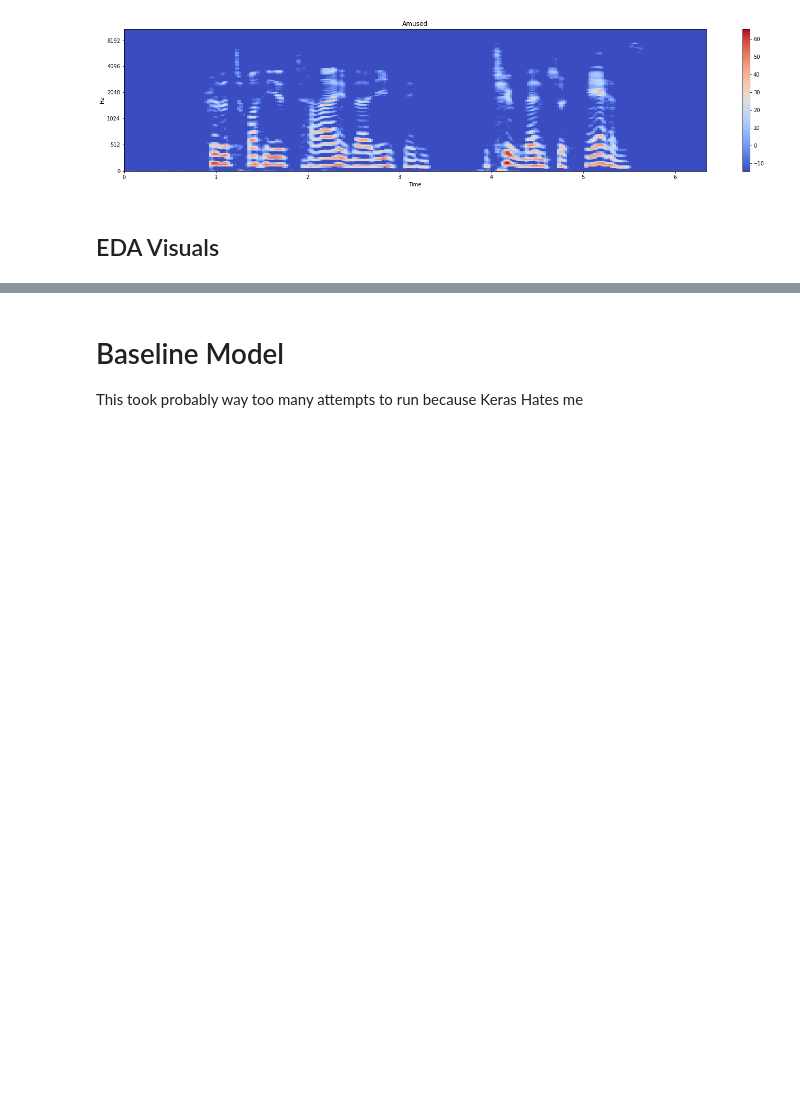
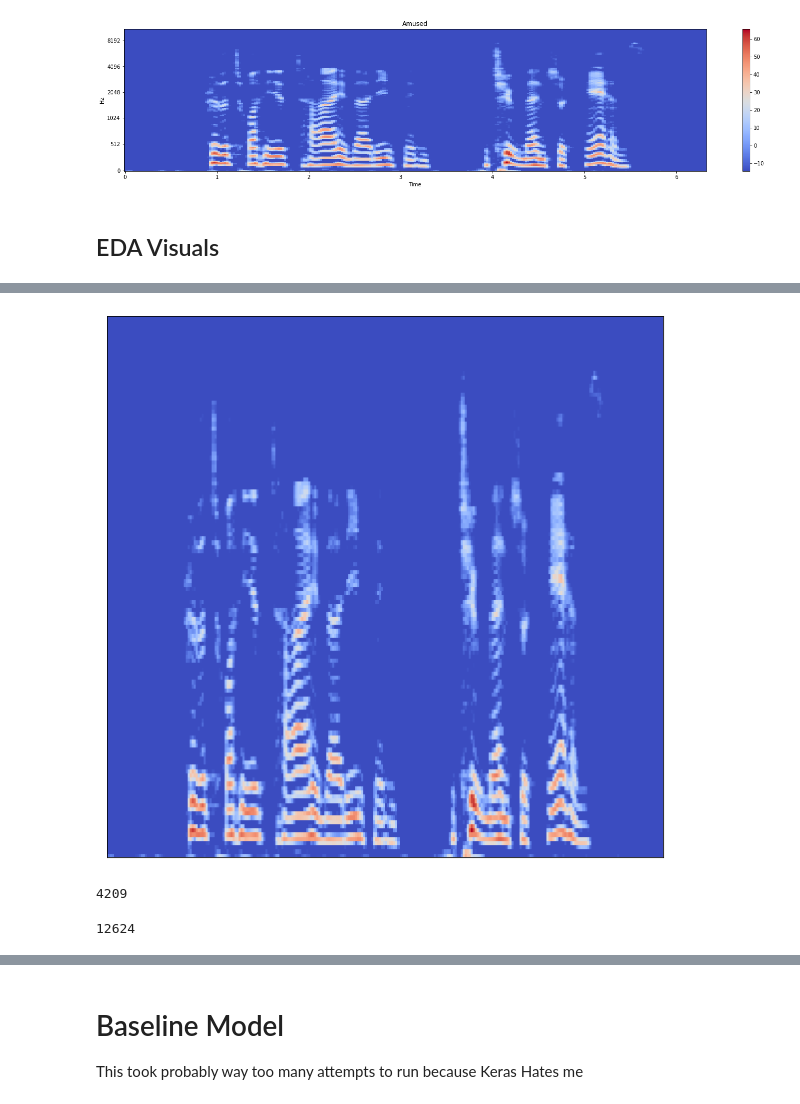
Before and after one commit to njw27/Speech_Emotion_Recognition_SER, a Jupyter notebook: EDA_notebook.ipynb, the cells around one changed output, grey strips where cells are left out. Cells and saved outputs as stored; diff of their text form; code cells hidden in the pictures; blank space fills up the shorter version.

```diff
--- a/EDA_notebook.ipynb
+++ b/EDA_notebook.ipynb
@@ -547,0 +613,8 @@ OSError: ignored
+# %%
+og_path ='EmoV-DB_sorted/sam/Amused/sam_amused_00003.wav'
+
+# spectrogrammer(og_path, "test_spectro")
+
+##Commented out as not to affect future runs
+# %% [output]
+[figure, added]
@@ -547,0 +625,17 @@ OSError: ignored
+# %%
+pathway = 'test_spectro/'
+pathway_to_files = os.listdir(pathway)
+
+
+test_spectro_list = []
+
+for file in pathway_to_files:
+    if file.startswith('.'):
+        pass
+    else:
+        test_spectro_list.append(pathway + file)
+
+
+len(test_spectro_list)
+# %% [output]
+4209
@@ -547,0 +646,17 @@ OSError: ignored
+# %%
+pathway = 'train_spectro/'
+pathway_to_files = os.listdir(pathway)
+
+
+train_spectro_list = []
+
+for file in pathway_to_files:
+    if file.startswith('.'):
+        pass
+    else:
+        train_spectro_list.append(pathway + file)
+
+
+len(train_spectro_list)
+# %% [output]
+12624
```
Also changed, not shown: parts of 89 cells of this notebook, 1 other file.
